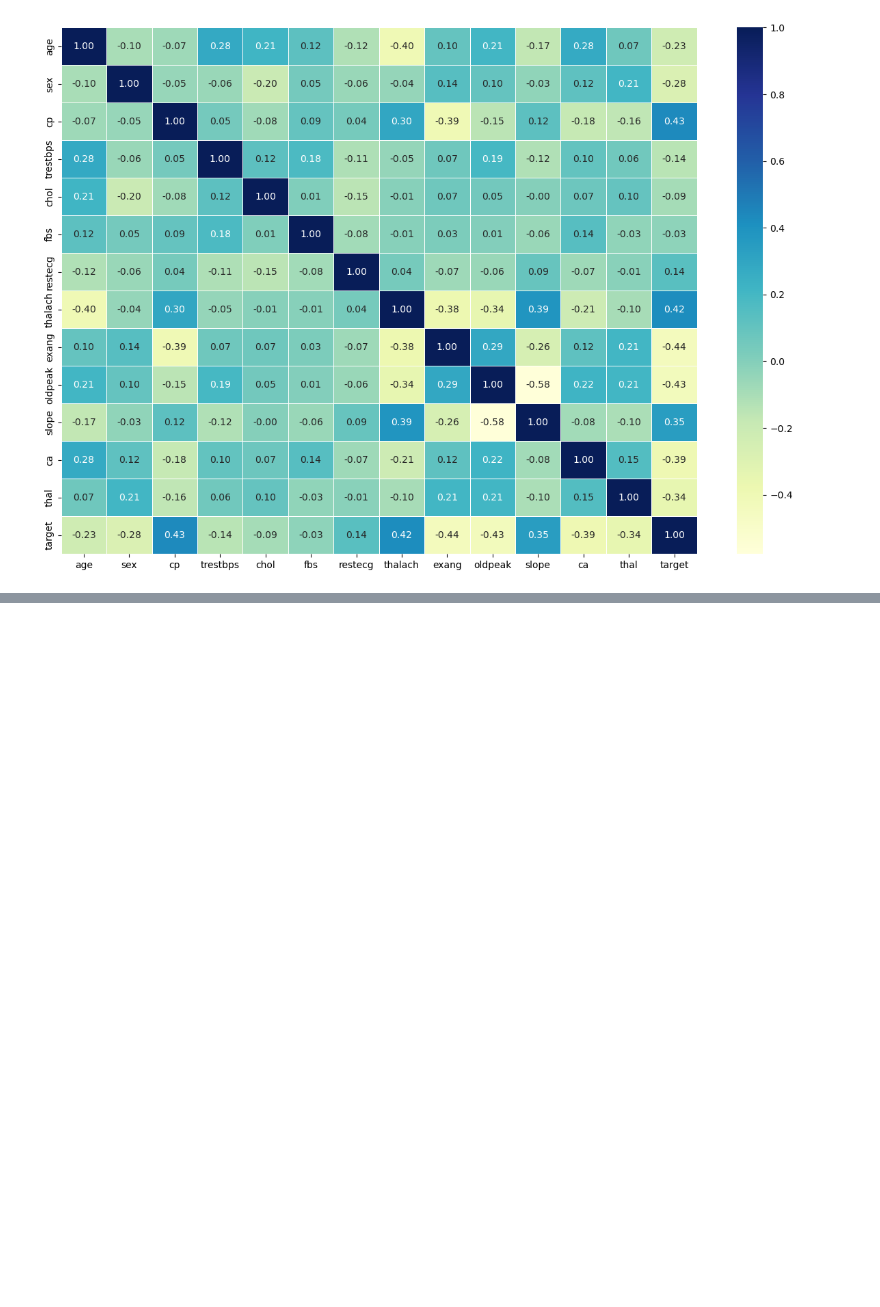
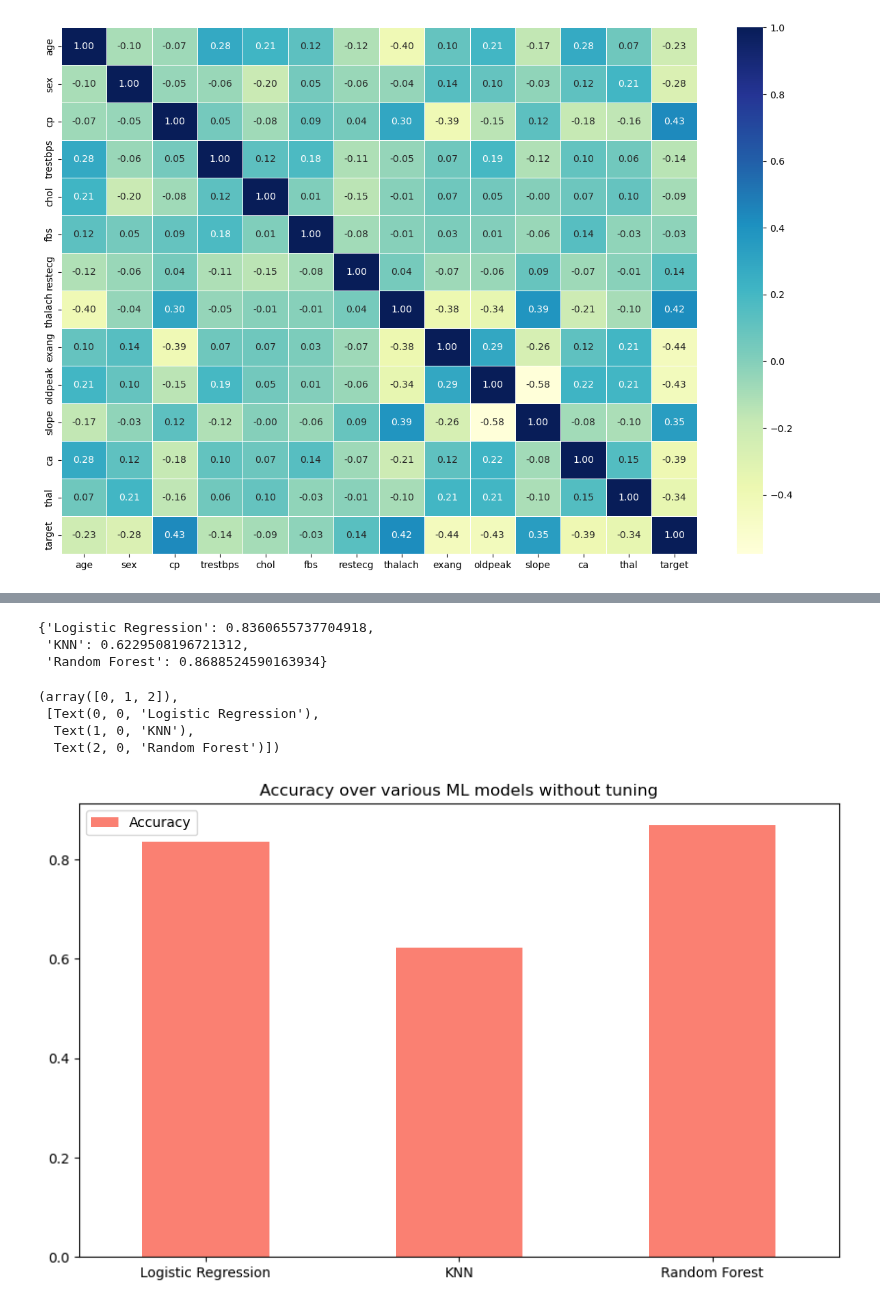
Before and after one commit to Ayush-2001-Dhanraj/heart_disease_classifier, a Jupyter notebook: index.ipynb, the cells around one changed output, grey strips where cells are left out. Saved outputs shown, nothing was run; the diff lists cells and outputs as text; code cells hidden in the pictures; blank space fills up the shorter version.

Commit message:
Baseline Models

```diff
--- a/index.ipynb
+++ b/index.ipynb
@@ -291,0 +303,5 @@ ax = sn.heatmap(
+# %%
+X = df.drop(["target"], axis=1)
+y= df["target"]
+
+X.shape, y.shape
@@ -291,0 +336,30 @@ ax = sn.heatmap(
+# %%
+models = {
+    "Logistic Regression": LogisticRegression(),
+    "KNN": KNeighborsClassifier(),
+    "Random Forest": RandomForestClassifier()
+}
+
+def fit_and_score_model(models, X_train, X_test, y_train, y_test):
+    """fit multiple models and return scores of each in a dictionary
+
+    Args:
+        models (dictionary): a dictionary of various sklearn machine learning models
+        X_train (data_frame): training data (no labels)
+        X_test (data_frame): testing data (no labels)
+        y_train (series): training labels
+        y_test (series): testing labels
+    """
+
+    np.random.seed(42)
+
+    model_scores = {}
+
+    for name, model in models.items():
+        model.fit(X_train, y_train)
+
+        model_scores[name] = model.score(X_test, y_test)
+
+    return model_scores
+# %%
+scores = fit_and_score_model(models, X_train, X_test, y_train, y_test)
@@ -291,0 +374,20 @@ ax = sn.heatmap(
+# %%
+scores
+# %% [output]
+{'Logistic Regression': 0.8360655737704918,
+ 'KNN': 0.6229508196721312,
+ 'Random Forest': 0.8688524590163934}
+# %%
+pd.DataFrame(
+    scores.values(),
+    scores.keys(),
+    columns=["Accuracy"]
+).plot.bar(figsize=(10, 6), color=["salmon"])
+plt.title("Accuracy over various ML models without tuning")
+plt.xticks(rotation=0)
+# %% [output]
+(array([0, 1, 2]),
+ [Text(0, 0, 'Logistic Regression'),
+  Text(1, 0, 'KNN'),
+  Text(2, 0, 'Random Forest')])
+[figure, added]
```
Also changed, not shown: parts of 7 cells of this notebook.
